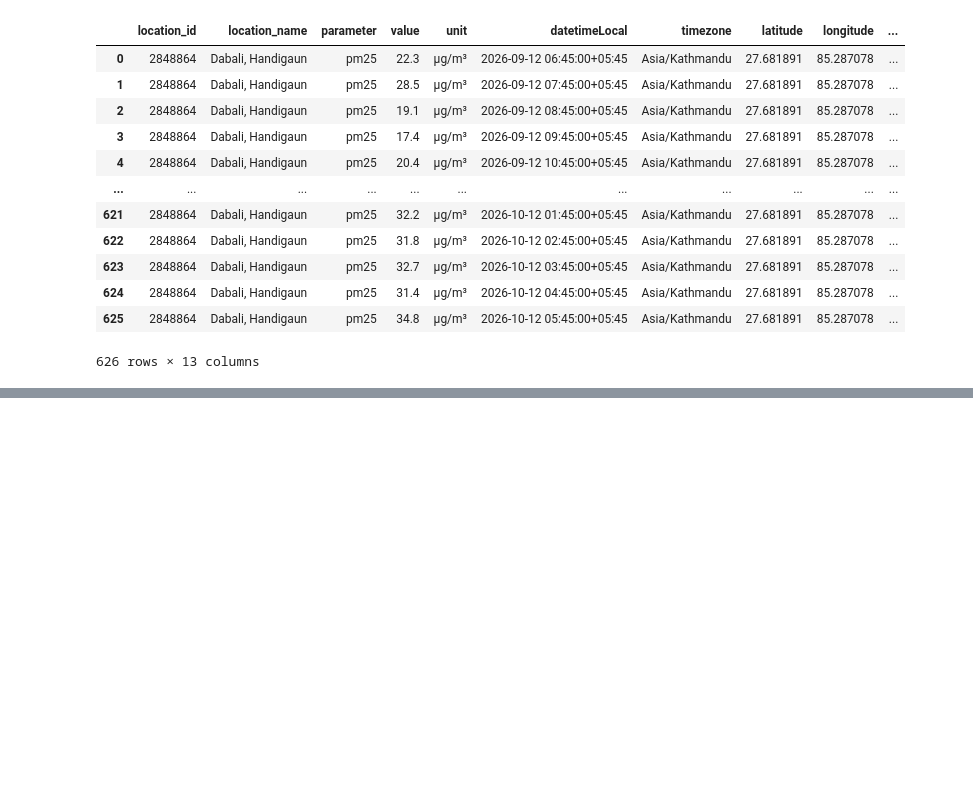
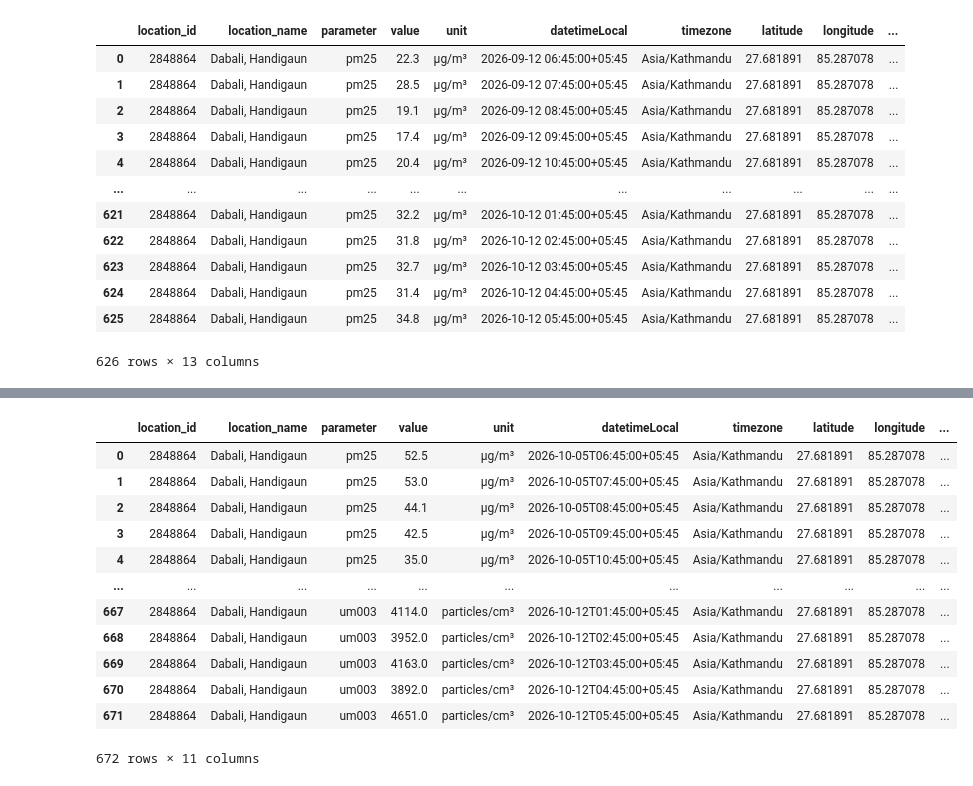
Before and after one commit to Laxmination/Kathmandu-PM2.5-Forecasting, a Jupyter notebook: OpenAQdatasetCleaning/Handigaun Data Cleaning.ipynb, the cells around one changed output, grey strips where cells are left out. Drawn from its saved outputs; the diff is of its cells as text; code cells hidden in the pictures; blank space fills up the shorter version.

Commit message:
Handigaun last 7 days data cleaning

```diff
--- a/OpenAQdatasetCleaning/Handigaun Data Cleaning.ipynb
+++ b/OpenAQdatasetCleaning/Handigaun Data Cleaning.ipynb
@@ -208,0 +211,3 @@ cleaned1.to_csv('cleaned_HandigaunLast30days.csv', index=False)
+# %%
+df7 = pd.read_csv('Handigaun_last1week.csv')
+df7.info()
@@ -208,0 +251,17 @@ cleaned1.to_csv('cleaned_HandigaunLast30days.csv', index=False)
+# %%
+cleaned2 =df7.drop(columns=['country_iso', 'isMobile', 'isMonitor', 'datetimeUtc'], inplace=False)
+cleaned2
+# %% [output]
+|  | location_id | location_name | parameter | value | unit | datetimeLocal | timezone | latitude | longitude | ... |
+| 0 | 2848864 | Dabali, Handigaun | pm25 | 52.5 | µg/m³ | 2026-10-05T06:45:00+05:45 | Asia/Kathmandu | 27.681891 | 85.287078 | ... |
+| 1 | 2848864 | Dabali, Handigaun | pm25 | 53.0 | µg/m³ | 2026-10-05T07:45:00+05:45 | Asia/Kathmandu | 27.681891 | 85.287078 | ... |
+| 2 | 2848864 | Dabali, Handigaun | pm25 | 44.1 | µg/m³ | 2026-10-05T08:45:00+05:45 | Asia/Kathmandu | 27.681891 | 85.287078 | ... |
+| 3 | 2848864 | Dabali, Handigaun | pm25 | 42.5 | µg/m³ | 2026-10-05T09:45:00+05:45 | Asia/Kathmandu | 27.681891 | 85.287078 | ... |
+| 4 | 2848864 | Dabali, Handigaun | pm25 | 35.0 | µg/m³ | 2026-10-05T10:45:00+05:45 | Asia/Kathmandu | 27.681891 | 85.287078 | ... |
+| ... | ... | ... | ... | ... | ... | ... | ... | ... | ... | ... |
+| 667 | 2848864 | Dabali, Handigaun | um003 | 4114.0 | particles/cm³ | 2026-10-12T01:45:00+05:45 | Asia/Kathmandu | 27.681891 | 85.287078 | ... |
+| 668 | 2848864 | Dabali, Handigaun | um003 | 3952.0 | particles/cm³ | 2026-10-12T02:45:00+05:45 | Asia/Kathmandu | 27.681891 | 85.287078 | ... |
+| 669 | 2848864 | Dabali, Handigaun | um003 | 4163.0 | particles/cm³ | 2026-10-12T03:45:00+05:45 | Asia/Kathmandu | 27.681891 | 85.287078 | ... |
+| 670 | 2848864 | Dabali, Handigaun | um003 | 3892.0 | particles/cm³ | 2026-10-12T04:45:00+05:45 | Asia/Kathmandu | 27.681891 | 85.287078 | ... |
+| 671 | 2848864 | Dabali, Handigaun | um003 | 4651.0 | particles/cm³ | 2026-10-12T05:45:00+05:45 | Asia/Kathmandu | 27.681891 | 85.287078 | ... |
+672 rows × 11 columns
```
Also changed, not shown: parts of 6 cells of this notebook, 1 other file.
